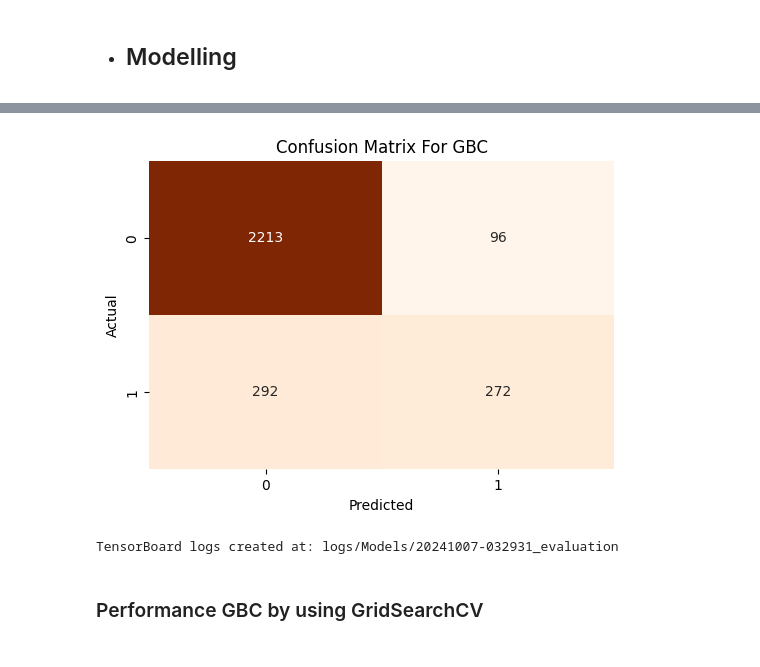
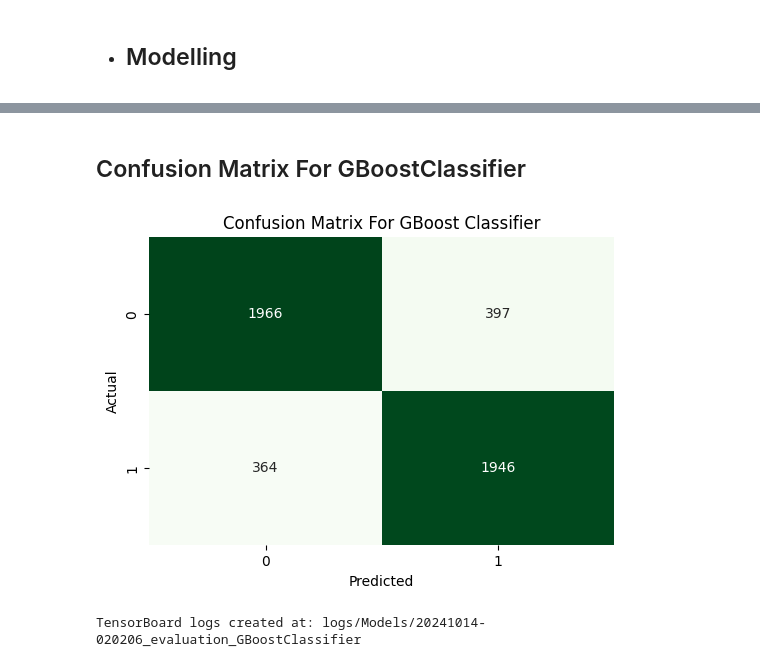
Before and after one commit to mohamedseif-10/Graduation-project-DEPI, a Jupyter notebook: Machine_Learning/ML_Models.ipynb, the cells around one changed output, grey strips where cells are left out. Cells and saved outputs as stored; diff of their text form; code cells hidden in the pictures.

Commit message:
TensorBoard logs Created

```diff
--- a/Machine_Learning/ML_Models.ipynb
+++ b/Machine_Learning/ML_Models.ipynb
@@ -46,0 +155,3 @@ memory usage: 1.2+ MB
+# %%
+data = df_resampled
+data
@@ -46,0 +197,3 @@ memory usage: 1.2+ MB
+# %%
+num_col = data.select_dtypes(include = [np.number])
+cat_col = data.select_dtypes(exclude = [np.number])
@@ -46,0 +245,2 @@ memory usage: 1.2+ MB
+# %%
+data = data_cleaned
@@ -477,23 +592,0 @@ plt.show()
-# %%
-from sklearn.model_selection import train_test_split
-from sklearn.ensemble import GradientBoostingClassifier
-from sklearn.metrics import accuracy_score
-
-X_train, X_test, y_train, y_test = train_test_split(X, y, test_size=0.3, random_state=42)
-
-# Initialize and train the Gradient Boosting Classifier
-clf = GradientBoostingClassifier(random_state=42)
-clf.fit(X_train, y_train)
-
-y_pred = clf.predict(X_test)
-y_pred_prob = clf.predict_proba(X_test)[:, 1]
-
-accuracy = accuracy_score(y_test, y_pred)
-print("Accuracy:", accuracy)
-
-report = classification_report(y_test, y_pred)
-print("Classification Report:\n", report)
-
-# AUC-ROC score
-auc_roc = roc_auc_score(y_test, y_pred_prob)  # Get probabilities for class 1 (e.g., churn)
-print("AUC-ROC:", auc_roc)
@@ -513,18 +661,20 @@ AUC-ROC: 0.8637516164008243
+# %% [markdown]
+## Confusion Matrix For GBoostClassifier ##
 # %%
 cm = confusion_matrix(y_test, y_pred)
 
 plt.figure(figsize=(6, 4))
-sns.heatmap(cm, annot=True, fmt='d', cmap='Oranges', cbar=False)
-plt.title('Confusion Matrix For GBC')
+sns.heatmap(cm, annot=True, fmt='d', cmap='Greens', cbar=False)
+plt.title('Confusion Matrix For GBoost Classifier')
 plt.xlabel('Predicted')
 plt.ylabel('Actual')
 
 buf = io.BytesIO()  # Create a buffer to save the figure
 plt.savefig(buf, format='png')  # Save the current figure to the buffer
 plt.show()
 plt.close()
 
 image = tf.image.decode_png(buf.getvalue(), channels=4)
 image = tf.expand_dims(image, 0)  # Add the batch dimension
 # %% [output]
-[figure, old version]
+[figure, new version]
@@ -531,15 +685,13 @@ image = tf.expand_dims(image, 0)  # Add the batch dimension
 # %%
-current_time = datetime.datetime.now().strftime("%Y%m%d-%H%M%S")
-log_dir = 'logs/Models/' + current_time + '_evaluation'
-summary_writer = tf.summary.create_file_writer(log_dir)
-# Log metrics to TensorBoard
+# Assuming `grid_search.best_params_` is a dictionary
+best_params_str = str(grid_search.best_params_)
+
 with summary_writer.as_default():
-    tf.summary.scalar('Accuracy_GradientBoostingClassifier', accuracy, step=1)
-    tf.summary.scalar('AUC-ROC', auc_roc, step=1)
-    tf.summary.image('Confusion Matrix', image, step=1)
+    tf.summary.scalar('Accuracy_GradientBoostingClassifier', accuracy, step=4)
+    tf.summary.text('Best Hyperparameters', best_params_str, step=4)
+    tf.summary.scalar('AUC-ROC', auc_roc, step=4)
+    tf.summary.image('Confusion Matrix', image, step=4)
 
 print(f"TensorBoard logs created at: {log_dir}")
 # %% [output]
-TensorBoard logs created at: logs/Models/20241007-032931_evaluation
+TensorBoard logs created at: logs/Models/20241014-020206_evaluation_GBoostClassifier
-# %% [markdown]
-### Performance GBC by using GridSearchCV ###
```
Also changed, not shown: parts of 54 cells of this notebook, 10 other files.
